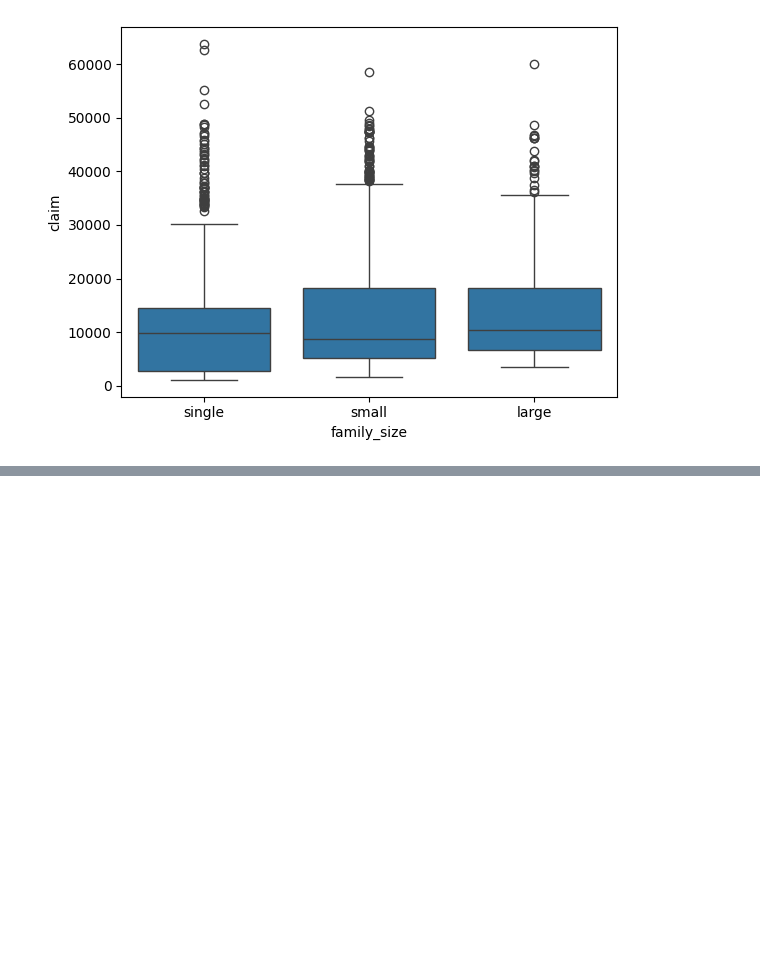
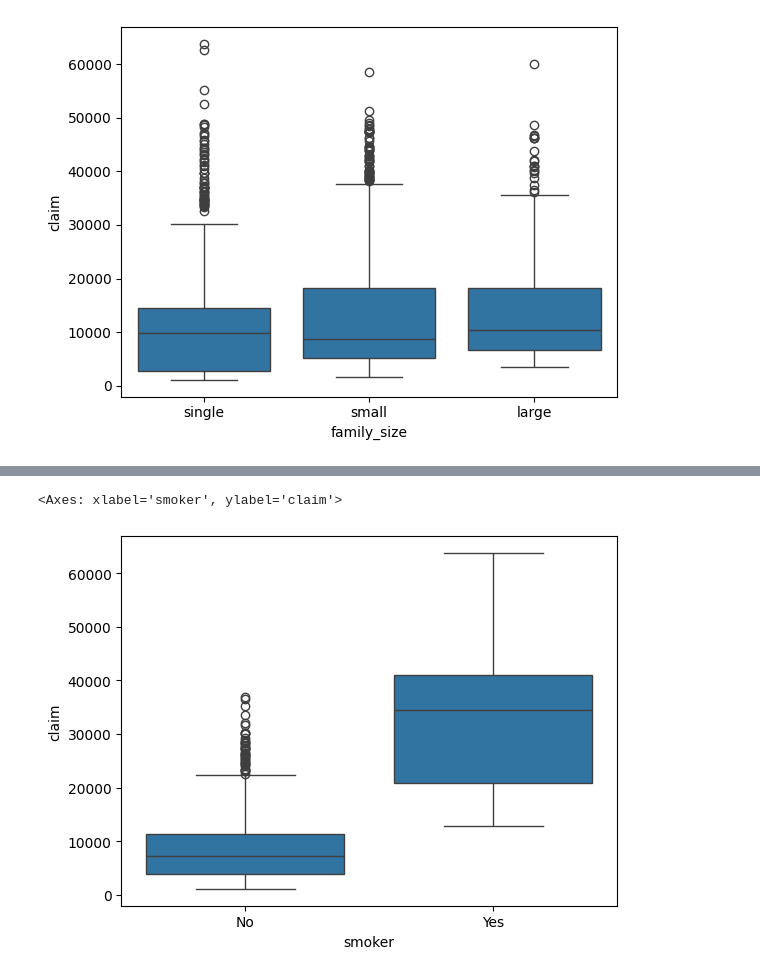
Before and after one commit to ronit-6464/INSURANCE-DATASET-EDA, a Jupyter notebook: EDA NOTEBOOK ON INSURANCE DATASET.ipynb, the cells around one changed output, grey strips where cells are left out. Cells and saved outputs as stored; diff of their text form; code cells hidden in the pictures; blank space fills up the shorter version.

Commit message:
analysis on smoker and claim

```diff
--- a/EDA NOTEBOOK ON INSURANCE DATASET.ipynb
+++ b/EDA NOTEBOOK ON INSURANCE DATASET.ipynb
@@ -449,0 +453,5 @@ sns.boxplot(data=df,x='family_size',y='claim')
+# %%
+sns.boxplot(data=df,x='smoker',y='claim')
+# %% [output]
+<Axes: xlabel='smoker', ylabel='claim'>
+[figure, added]
```
Also changed, not shown: parts of 2 cells of this notebook.
